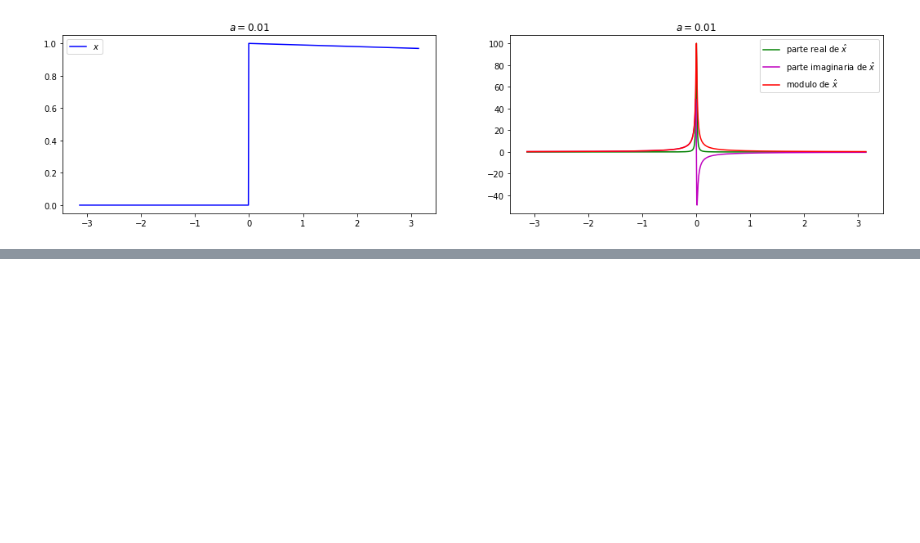
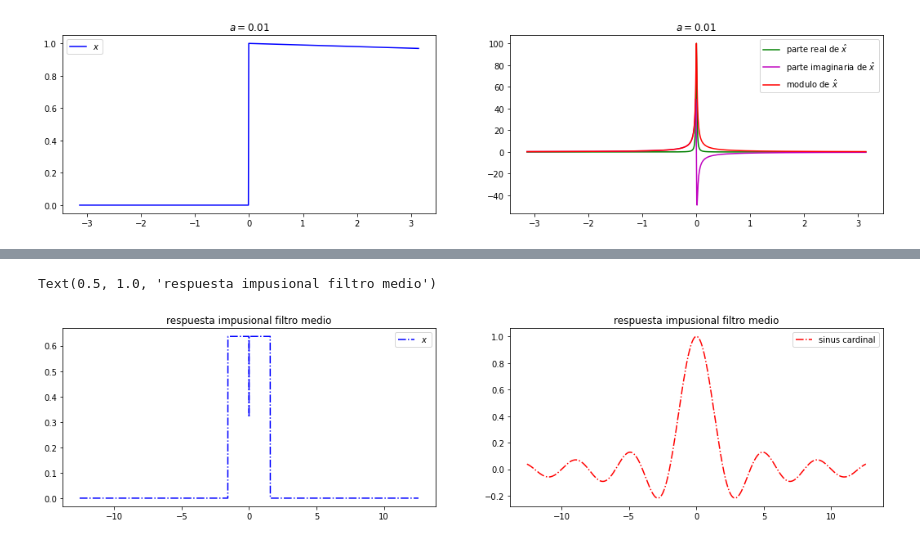
Before and after one commit to Jennipri/trabajofmps, a Jupyter notebook: tranajofmps.ipynb, the cells around one changed output, grey strips where cells are left out. Cells and saved outputs as stored; diff of their text form; code cells hidden in the pictures; blank space fills up the shorter version.

```diff
--- a/tranajofmps.ipynb
+++ b/tranajofmps.ipynb
@@ -159,0 +249,17 @@ for a in [1, .1, .01]:
+# %%
+N = 8*2**10 + 1 # 1025
+L = 4*np.pi
+
+t = np.linspace(-L, L, N)
+w = t
+
+T = np.pi/2
+
+h = np.zeros_like(t)
+
+n_zero = int(N/2)-1
+n_min = n_zero - int(T * N/(2*L))
+n_max = n_zero + int(T * N/(2*L))
+h[n_min:n_zero] = 1/T
+h[n_zero] = 1/(2*T)
+h[n_zero+1:n_max] = 1/T
@@ -159,0 +276,18 @@ for a in [1, .1, .01]:
+# %%
+sc = np.zeros_like(w)
+w_zero = int(N/2)
+sc[w_zero] = 1
+sc[:w_zero] = 1/T * np.sin(T*w)[:w_zero]/w[:w_zero]
+sc[w_zero+1:] = 1/T * np.sin(T*w)[w_zero+1:]/w[w_zero+1:]
+# %%
+fig, ax = plt.subplots(1, 2,figsize=(18,4))
+ax[0].plot(t, h, 'b-.',  label='$x$')
+ax[0].legend()
+ax[0].set_title('respuesta impusional filtro medio')
+
+ax[1].plot(w, sc, 'r-.',  label='sinus cardinal')
+ax[1].legend()
+ax[1].set_title('respuesta impusional filtro medio')
+# %% [output]
+Text(0.5, 1.0, 'respuesta impusional filtro medio')
+[figure, added]
```
Also changed, not shown: parts of 21 cells of this notebook.
